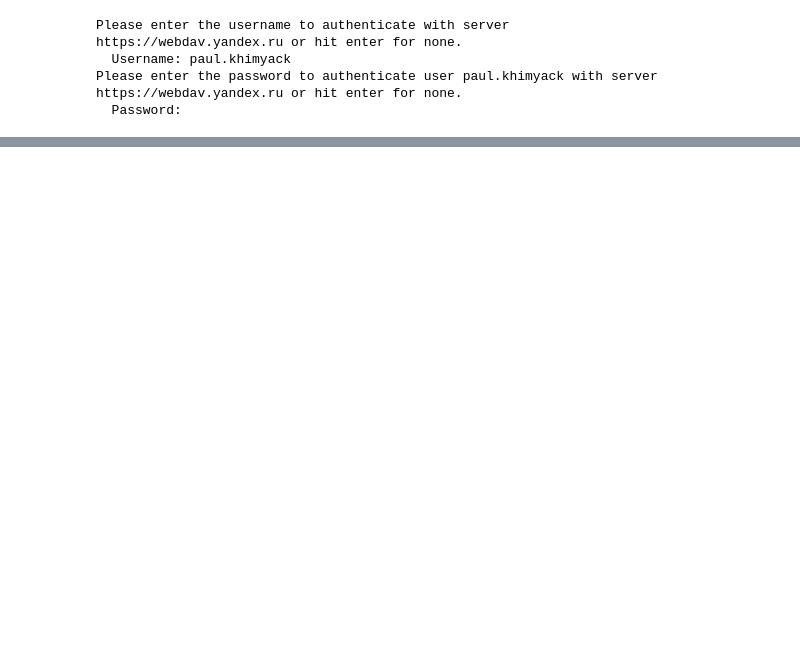
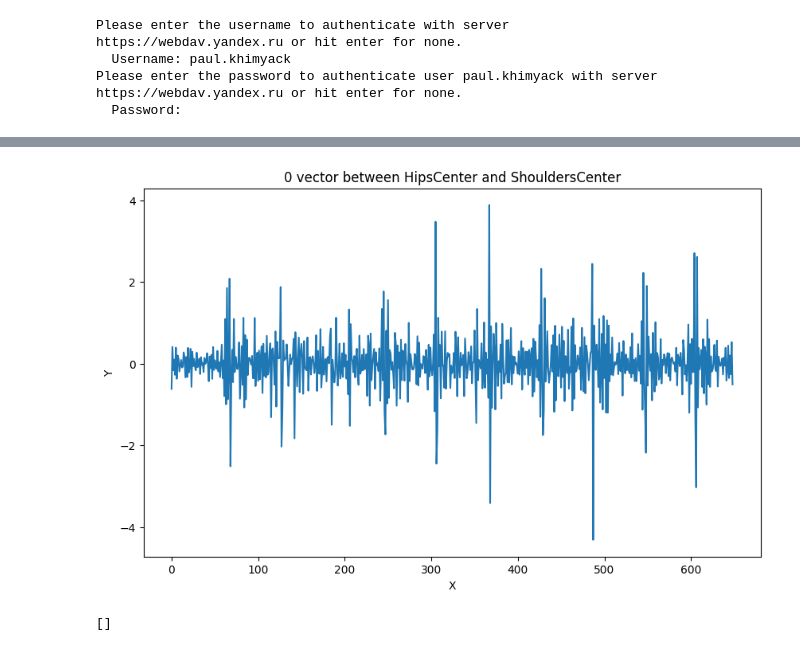
Before and after one commit to terrainternship/KARATE_2step_s, a Jupyter notebook: Pavel_Khimyack/pose_embedder.ipynb, the cells around one changed output, grey strips where cells are left out. Cells and saved outputs as stored; diff of their text form; code cells hidden in the pictures; blank space fills up the shorter version.

```diff
--- a/Pavel_Khimyack/pose_embedder.ipynb
+++ b/Pavel_Khimyack/pose_embedder.ipynb
@@ -424,0 +321,5 @@ plt.show()
+# %%
+show_vectors(np.sum(embeddings_list_diff2, axis = (1,2), keepdims = True), pose_embedder)
+# %% [output]
+[figure, added]
+[]
```
Also changed, not shown: parts of 55 cells of this notebook, 2 other files.
